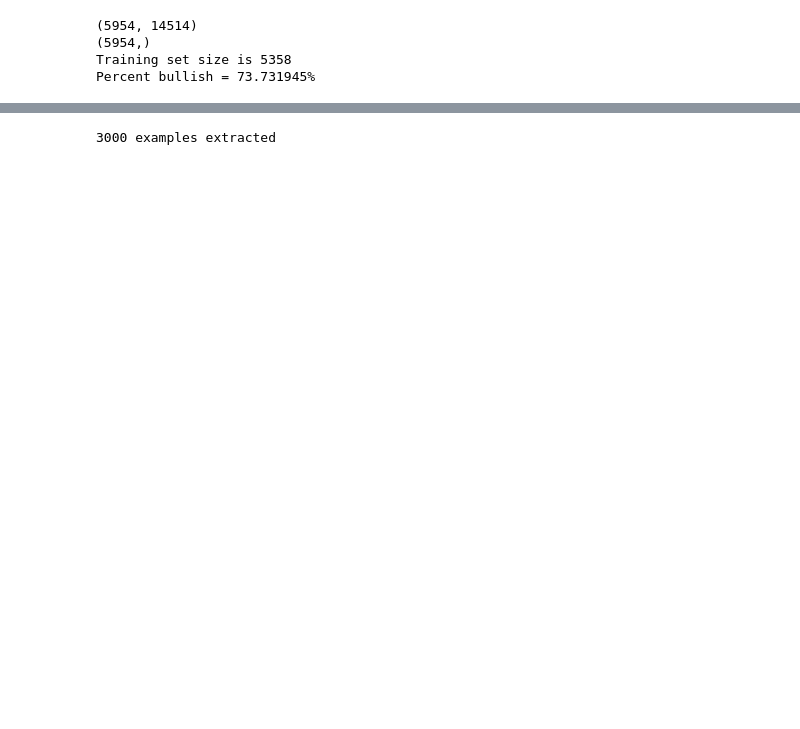
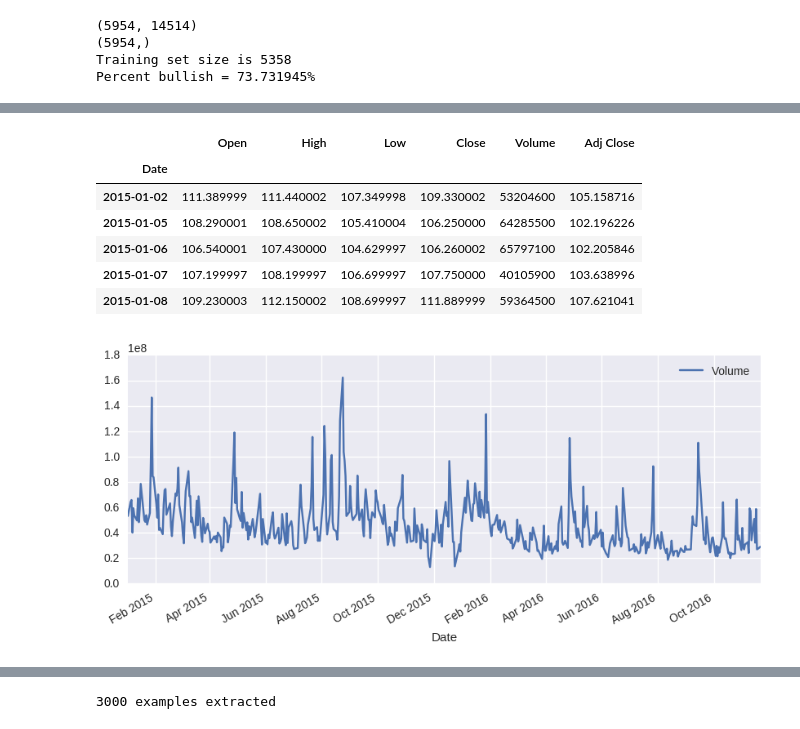
Before and after one commit to Frank-node/stocktwits_analysis, a Jupyter notebook: stocktwits_analysis.ipynb, the cells around one changed output, grey strips where cells are left out. Drawn from its saved outputs; the diff is of its cells as text; code cells hidden in the pictures; blank space fills up the shorter version.

```diff
--- a/stocktwits_analysis.ipynb
+++ b/stocktwits_analysis.ipynb
@@ -206,6 +266,15 @@ Test set accuracy = 0.803691
 # %%
 enddate=datetime.now()
 startdate=datetime(2015,1,1)
 stock_data = get_data_yahoo('AAPL',startdate,enddate)
 stock_data['Volume'].plot(legend=True,figsize=(10,4));
-stock_data['Adj Close'].plot(legend=True,figsize=(10,4));
+stock_data.head()
+# %% [output]
+|  | Open | High | Low | Close | Volume | Adj Close |
+| Date |  |  |  |  |  |  |
+| 2015-01-02 | 111.389999 | 111.440002 | 107.349998 | 109.330002 | 53204600 | 105.158716 |
+| 2015-01-05 | 108.290001 | 108.650002 | 105.410004 | 106.250000 | 64285500 | 102.196226 |
+| 2015-01-06 | 106.540001 | 107.430000 | 104.629997 | 106.260002 | 65797100 | 102.205846 |
+| 2015-01-07 | 107.199997 | 108.199997 | 106.699997 | 107.750000 | 40105900 | 103.638996 |
+| 2015-01-08 | 109.230003 | 112.150002 | 108.699997 | 111.889999 | 59364500 | 107.621041 |
+[figure, added]
```
Also changed, not shown: parts of 33 cells of this notebook.
